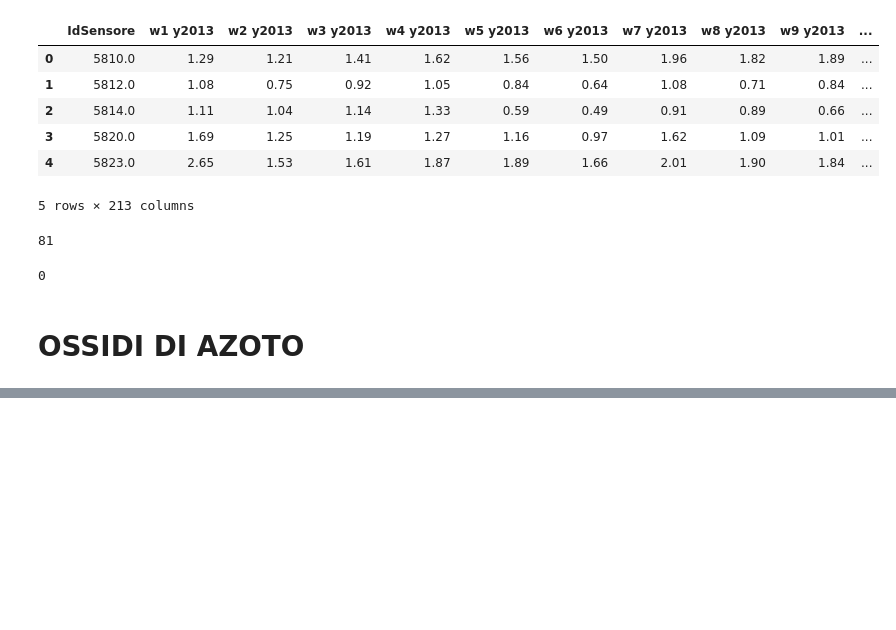
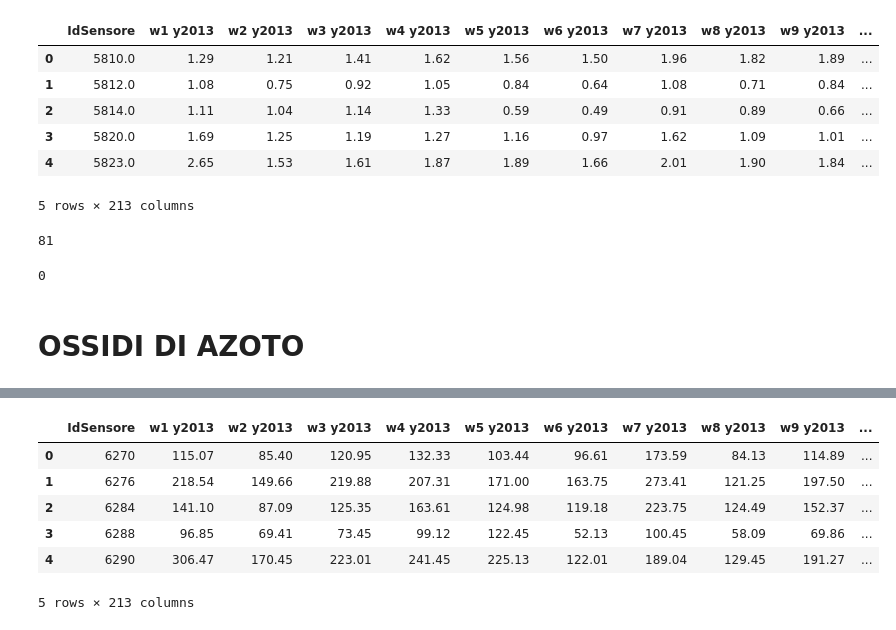
Before and after one commit to LGpolimi/HHE_DSLAB_project_AA2324, a Jupyter notebook: Final_preparation_air_quality.ipynb, the cells around one changed output, grey strips where cells are left out. Cells and saved outputs as stored; diff of their text form; code cells hidden in the pictures; blank space fills up the shorter version.

```diff
--- a/Final_preparation_air_quality.ipynb
+++ b/Final_preparation_air_quality.ipynb
@@ -228,0 +274,3 @@ means_ossidi_di_azoto.head()
+# %%
+## Interpolate missing values
+means_ossidi_di_azoto_imputed = means_ossidi_di_azoto.interpolate(method='linear', axis=1, limit = 23)
@@ -228,0 +282,11 @@ means_ossidi_di_azoto.head()
+# %%
+means_ossidi_di_azoto_imputed['IdSensore'] = means_ossidi_di_azoto_imputed['IdSensore'].astype(int)
+means_ossidi_di_azoto_imputed.head()
+# %% [output]
+|  | IdSensore | w1 y2013 | w2 y2013 | w3 y2013 | w4 y2013 | w5 y2013 | w6 y2013 | w7 y2013 | w8 y2013 | w9 y2013 | ... |
+| 0 | 6270 | 115.07 | 85.40 | 120.95 | 132.33 | 103.44 | 96.61 | 173.59 | 84.13 | 114.89 | ... |
+| 1 | 6276 | 218.54 | 149.66 | 219.88 | 207.31 | 171.00 | 163.75 | 273.41 | 121.25 | 197.50 | ... |
+| 2 | 6284 | 141.10 | 87.09 | 125.35 | 163.61 | 124.98 | 119.18 | 223.75 | 124.49 | 152.37 | ... |
+| 3 | 6288 | 96.85 | 69.41 | 73.45 | 99.12 | 122.45 | 52.13 | 100.45 | 58.09 | 69.86 | ... |
+| 4 | 6290 | 306.47 | 170.45 | 223.01 | 241.45 | 225.13 | 122.01 | 189.04 | 129.45 | 191.27 | ... |
+5 rows × 213 columns
```
Also changed, not shown: parts of 5 cells of this notebook, 1 other file.
